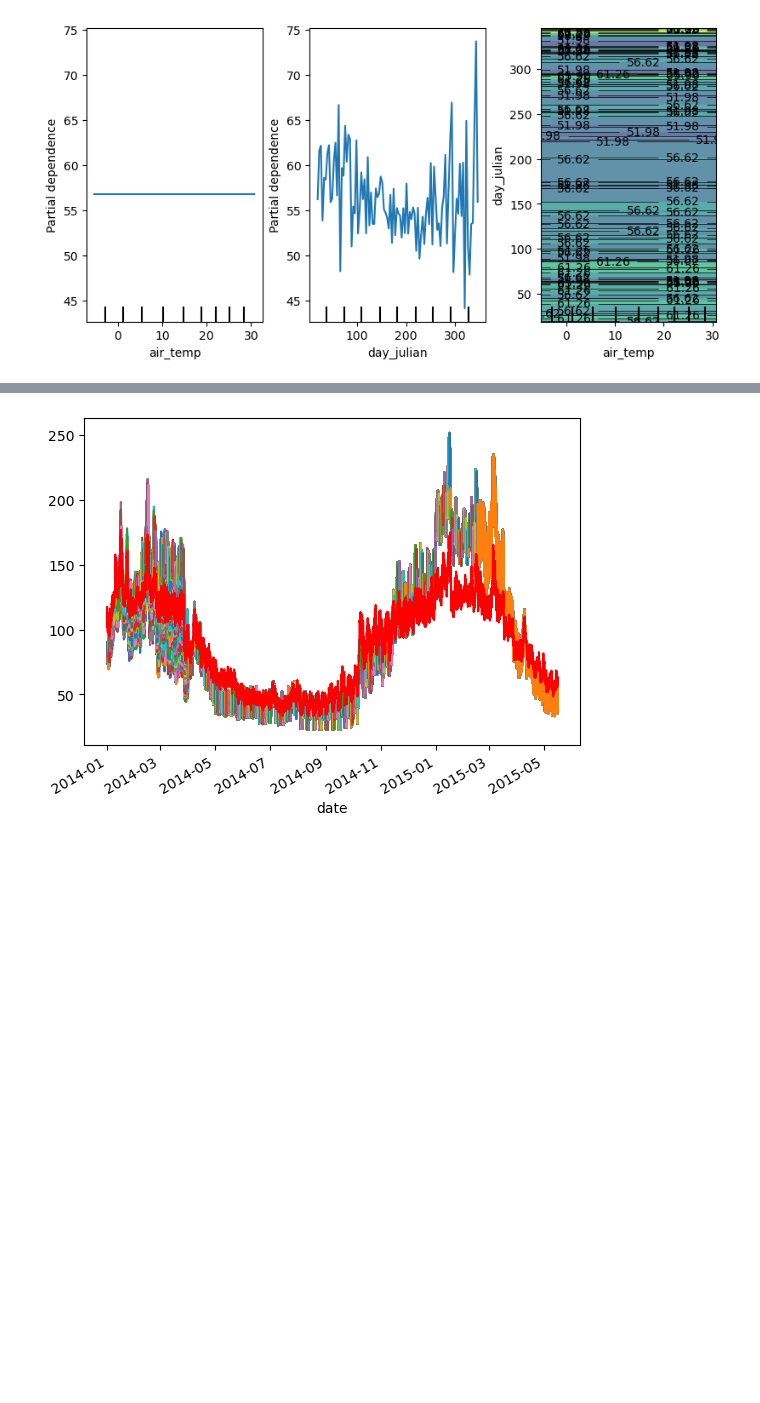
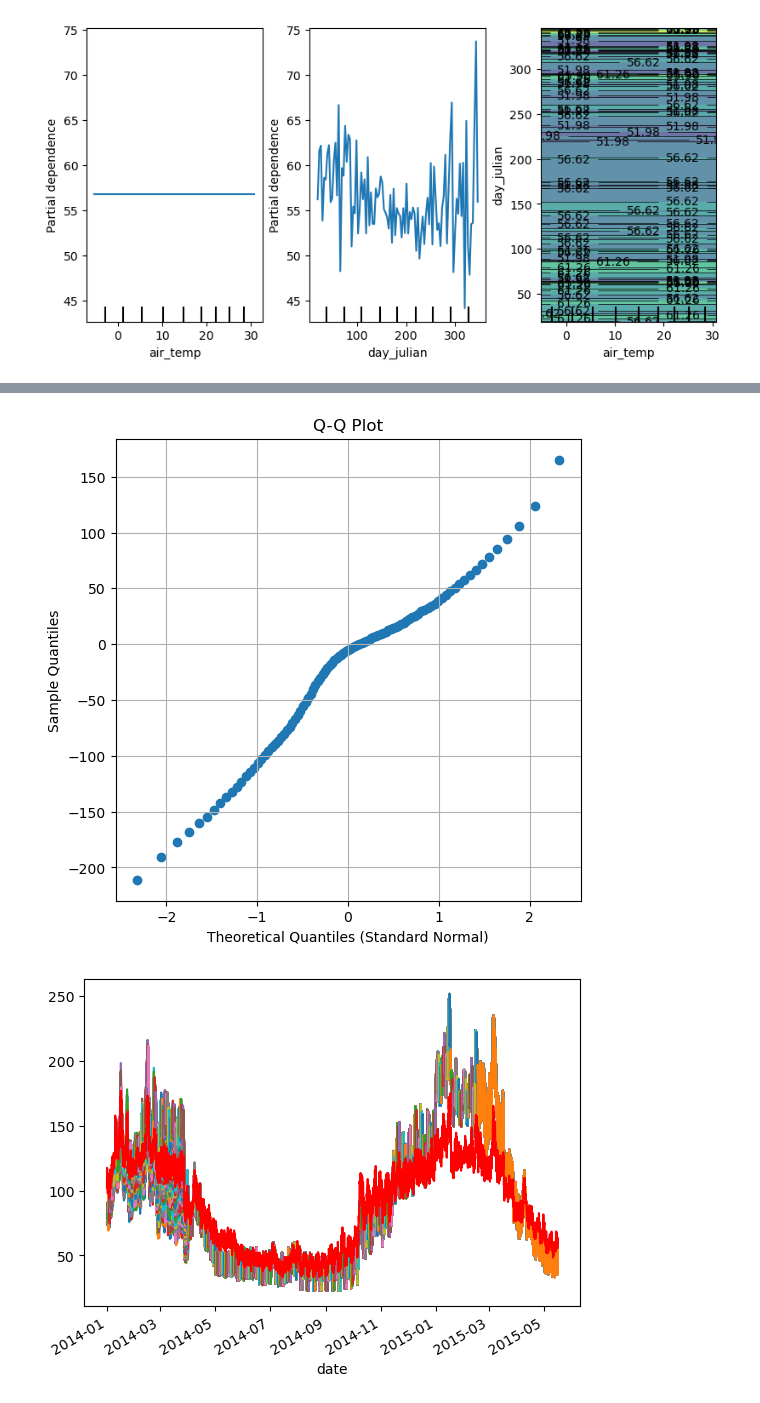
Before and after one commit to m-edal/normet, a Jupyter notebook: tutorials/Case1_autodeweather.ipynb, the cells around one changed output, grey strips where cells are left out. Cells and saved outputs as stored; diff of their text form; code cells hidden in the pictures; blank space fills up the shorter version.

```diff
--- a/tutorials/Case1_autodeweather.ipynb
+++ b/tutorials/Case1_autodeweather.ipynb
@@ -226,0 +290,16 @@ dfrx,mod_statsx=ad.do_all(df1,value='PM2.5',feature_names=all_features,
+# %%
+quantiles = np.percentile(dfrx['Short'], np.arange(0, 101, 1))
+
+# 生成标准正态分布的分位数
+std_quantiles = stats.norm.ppf(np.arange(0, 101, 1) / 100)
+
+# 创建Q-Q图
+plt.figure(figsize=(6, 6))
+plt.scatter(std_quantiles, quantiles)
+plt.xlabel('Theoretical Quantiles (Standard Normal)')
+plt.ylabel('Sample Quantiles')
+plt.title('Q-Q Plot')
+plt.grid(True)
+plt.show()
+# %% [output]
+[figure, added]
```
Also changed, not shown: parts of 19 cells of this notebook, 3 other files.
